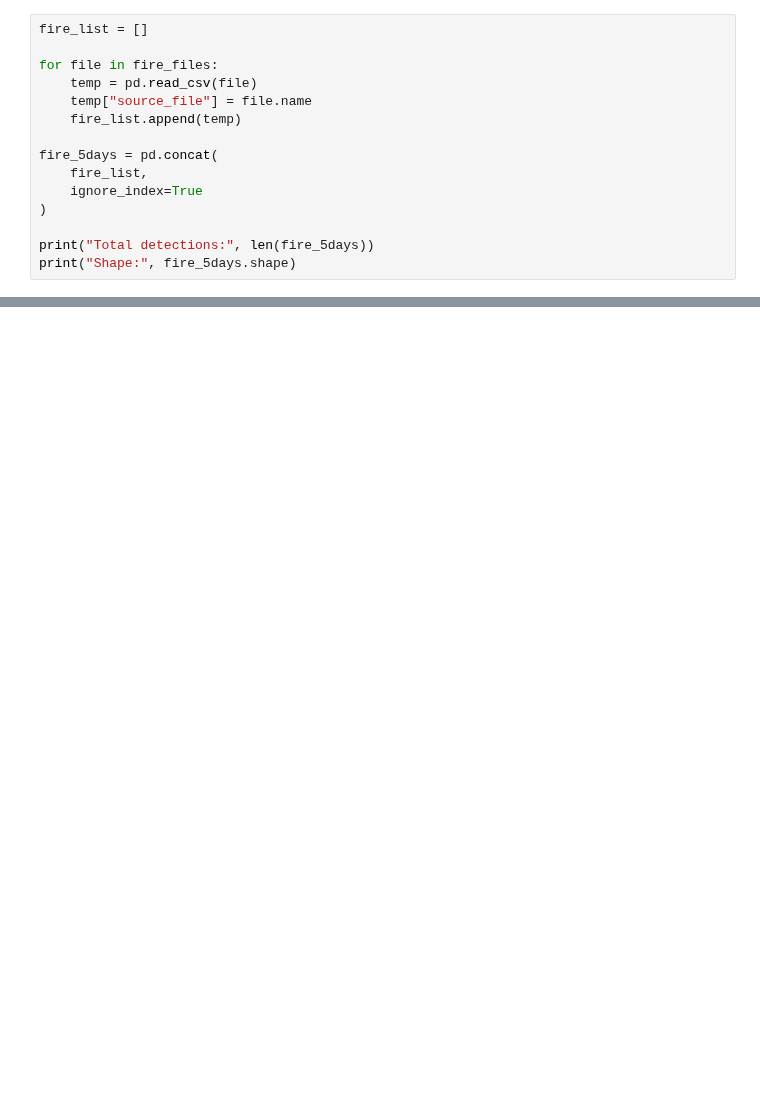
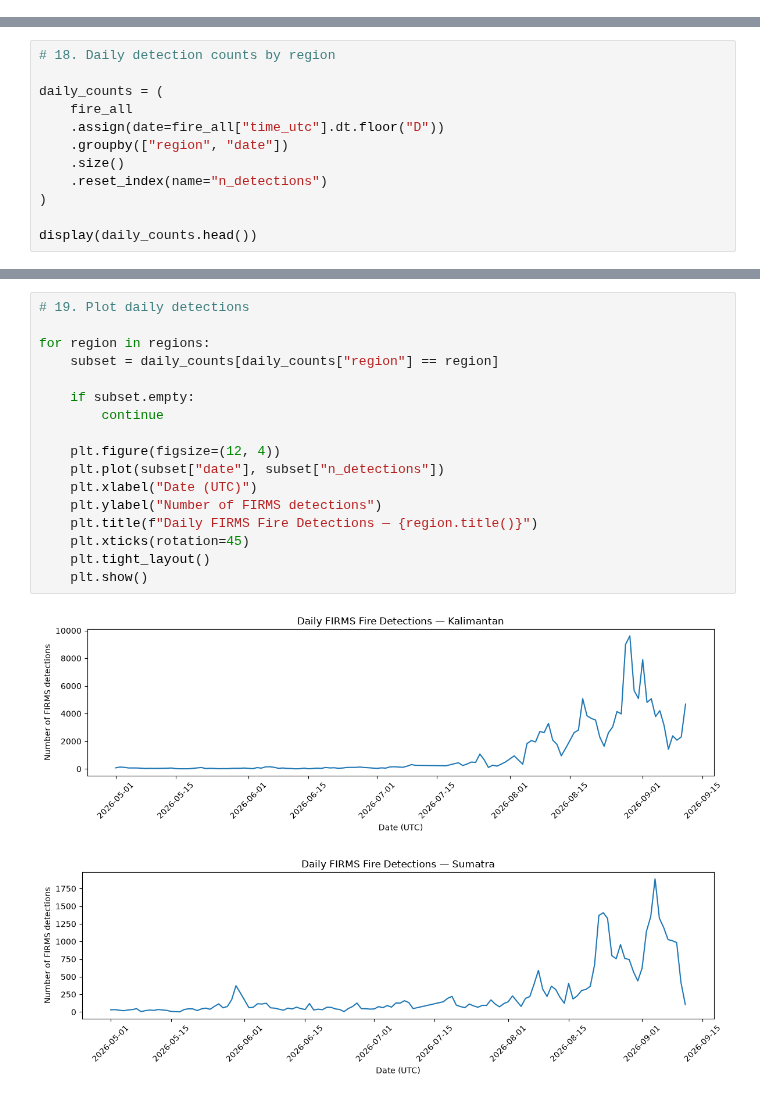
Before and after one commit to audynatalie/skripsi-karhut, a Jupyter notebook: notebooks/01_dataset_audit.ipynb, the cells around one changed output, grey strips where cells are left out. Saved outputs shown, nothing was run; the diff lists cells and outputs as text; blank space fills up the shorter version.

```diff
--- a/notebooks/01_dataset_audit.ipynb
+++ b/notebooks/01_dataset_audit.ipynb
@@ -246,15 +0,0 @@ plt.show()
-# %%
-fire_list = []
-
-for file in fire_files:
-    temp = pd.read_csv(file)
-    temp["source_file"] = file.name
-    fire_list.append(temp)
-
-fire_5days = pd.concat(
-    fire_list,
-    ignore_index=True
-)
-
-print("Total detections:", len(fire_5days))
-print("Shape:", fire_5days.shape)
@@ -402,0 +603,12 @@ daily_counts
+# %%
+# 18. Daily detection counts by region
+
+daily_counts = (
+    fire_all
+    .assign(date=fire_all["time_utc"].dt.floor("D"))
+    .groupby(["region", "date"])
+    .size()
+    .reset_index(name="n_detections")
+)
+
+display(daily_counts.head())
@@ -402,0 +622,20 @@ daily_counts
+# %%
+# 19. Plot daily detections
+
+for region in regions:
+    subset = daily_counts[daily_counts["region"] == region]
+
+    if subset.empty:
+        continue
+
+    plt.figure(figsize=(12, 4))
+    plt.plot(subset["date"], subset["n_detections"])
+    plt.xlabel("Date (UTC)")
+    plt.ylabel("Number of FIRMS detections")
+    plt.title(f"Daily FIRMS Fire Detections — {region.title()}")
+    plt.xticks(rotation=45)
+    plt.tight_layout()
+    plt.show()
+# %% [output]
+[figure, added]
+[figure, added]
```
Also changed, not shown: parts of 66 cells of this notebook.
